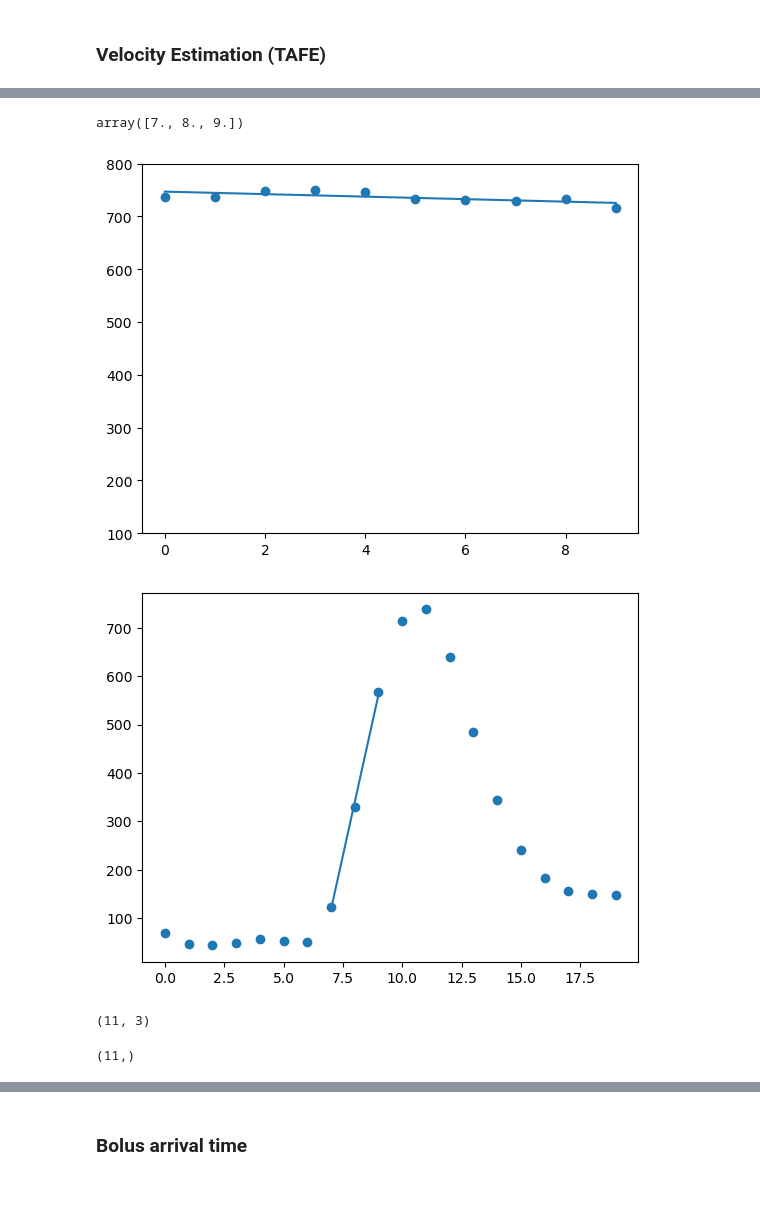
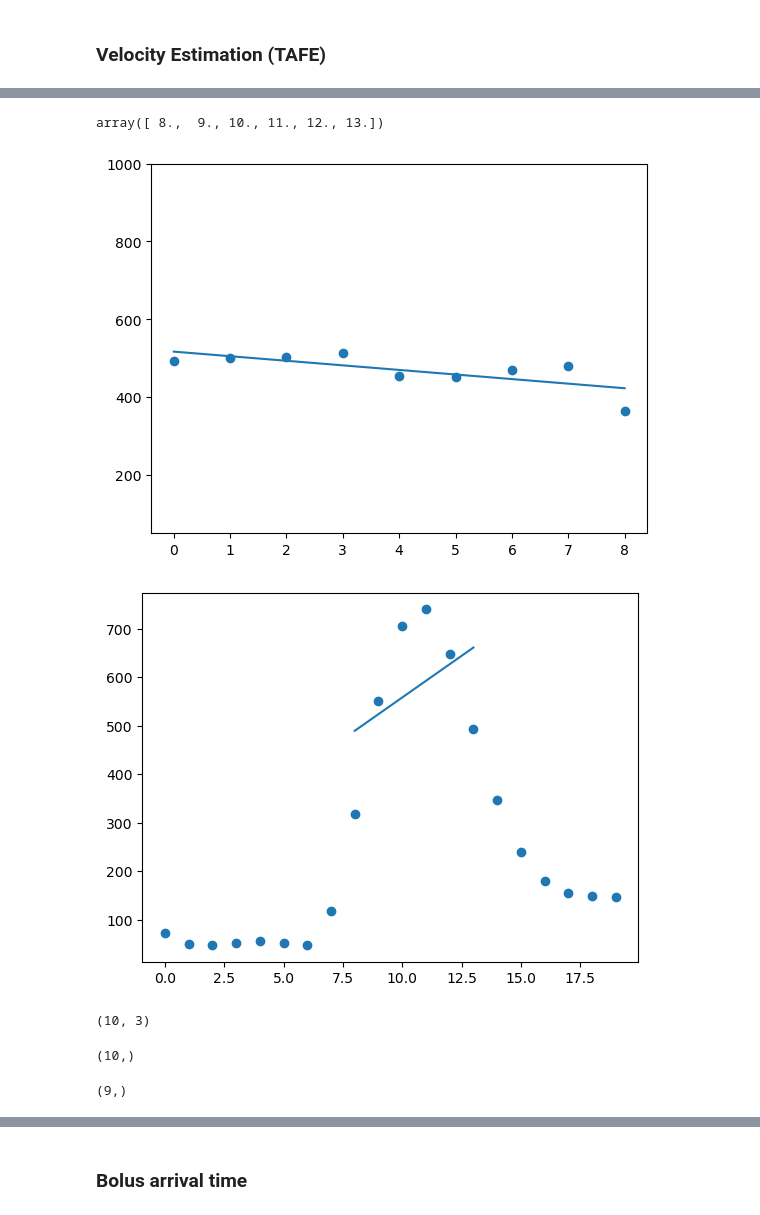
Before and after one commit to aseresti/VelocityEst, a Jupyter notebook: scripts/Aorta/VElocityEstimationInAorta.ipynb, the cells around one changed output, grey strips where cells are left out. Saved outputs shown, nothing was run; the diff lists cells and outputs as text; code cells hidden in the pictures.

```diff
--- a/scripts/Aorta/VElocityEstimationInAorta.ipynb
+++ b/scripts/Aorta/VElocityEstimationInAorta.ipynb
@@ -225,0 +248,3 @@ np.float64(54.72694025958241)
+# %%
+plane_inlet = SliceWPlane(ProjectedMeshes[0], points_decimated[5], directions_decimated[5])
+radius = GetRadius2(plane_inlet)
@@ -251,7 +297,8 @@ Array.shape
 for i, mesh in enumerate(ProjectedMeshes):
     for j, point in enumerate(points_decimated):
 
-        Array[j, i] = SphereClipMean(mesh, radius/10, point)
+        #slice_ = SliceWPlane(mesh, point, directions_decimated[j])
+        Array[j, i] = SphereClipMean(mesh, radius/2, point)
 
 
 
@@ -351,28 +400,31 @@ array([0., 1., 2., 3., 4., 5., 6., 7., 8., 9.])
+# %%
+spatial_selected_idx = 13
+uplsope_interval = [8, 14]
 # %%
 temporal = Array_new[0, :]
-spatial = Array_new[:, 11]
+spatial = Array_new[:, spatial_selected_idx]
 
-upslope = temporal[7:10]
-t_upslope = t[7:10]
+upslope = temporal[uplsope_interval[0]:uplsope_interval[1]]
+t_upslope = t[uplsope_interval[0]:uplsope_interval[1]]
 
 t_upslope
 # %% [output]
-array([7., 8., 9.])
+array([ 8.,  9., 10., 11., 12., 13.])
 # %%
 slope_t, intercept_t,_,_,_ = linregress(t_upslope, upslope)
 slope_x, intercept_x,_,_,_ = linregress(x, spatial)
 
 plt.plot(x, slope_x*x + intercept_x)
 plt.scatter(x, spatial)
-plt.ylim(100, 800)
+plt.ylim(50, 1000)
 plt.show()
 
 plt.plot(t_upslope, slope_t*t_upslope + intercept_t)
 plt.scatter(t, temporal)
 plt.show()
 # %% [output]
-[figure, old version]
+[figure, new version]
-[figure, old version]
+[figure, new version]
 # %%
 # Cum dist
 
@@ -380,11 +432,15 @@ dist = np.cumsum(np.sqrt(np.sum((points[1:,:] - points[0:-1,:])**2, axis=1)))/10
 # %%
 dist.shape
 print(points_decimated.shape)
-dist_decimated = dist[::10]
+dist_decimated = dist[5:-5:10]
 dist_decimated.shape
 # %% [output]
-(11, 3)
+(10, 3)
-(11,)
+(10,)
+# %%
+spatial.shape
+# %% [output]
+(9,)
 # %%
 slope_x, intercept_x,_,_,_ = linregress(dist_decimated[:-1], spatial)
 slope_x
```
Also changed, not shown: parts of 29 cells of this notebook, 1 other file.
